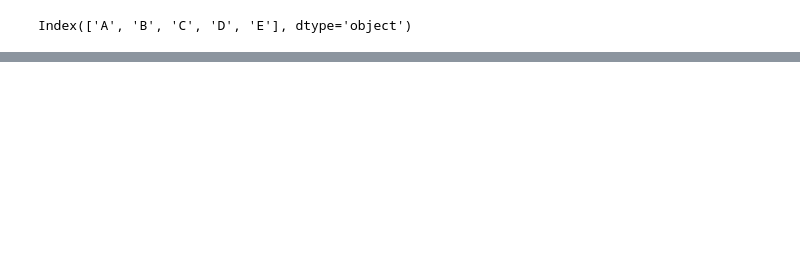
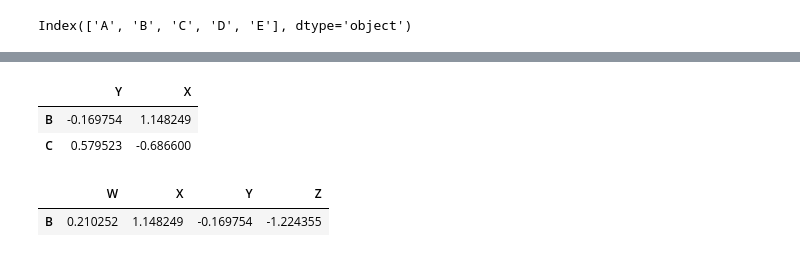
Before and after one commit to felixop7/Machine-Learning, a Jupyter notebook: Basics/Pandas/Pandas.ipynb, the cells around one changed output, grey strips where cells are left out. Cells and saved outputs as stored; diff of their text form; code cells hidden in the pictures; blank space fills up the shorter version.

```diff
--- a/Basics/Pandas/Pandas.ipynb
+++ b/Basics/Pandas/Pandas.ipynb
@@ -280,0 +298,11 @@ df[df>0]
+# %%
+df[df['W']>0][['Y','X']]
+# %% [output]
+|  | Y | X |
+| B | -0.169754 | 1.148249 |
+| C | 0.579523 | -0.686600 |
+# %%
+df[(df['W']>0) & (df['Y'] <0)]
+# %% [output]
+|  | W | X | Y | Z |
+| B | 0.210252 | 1.148249 | -0.169754 | -1.224355 |
```
Also changed, not shown: parts of 24 cells of this notebook.
